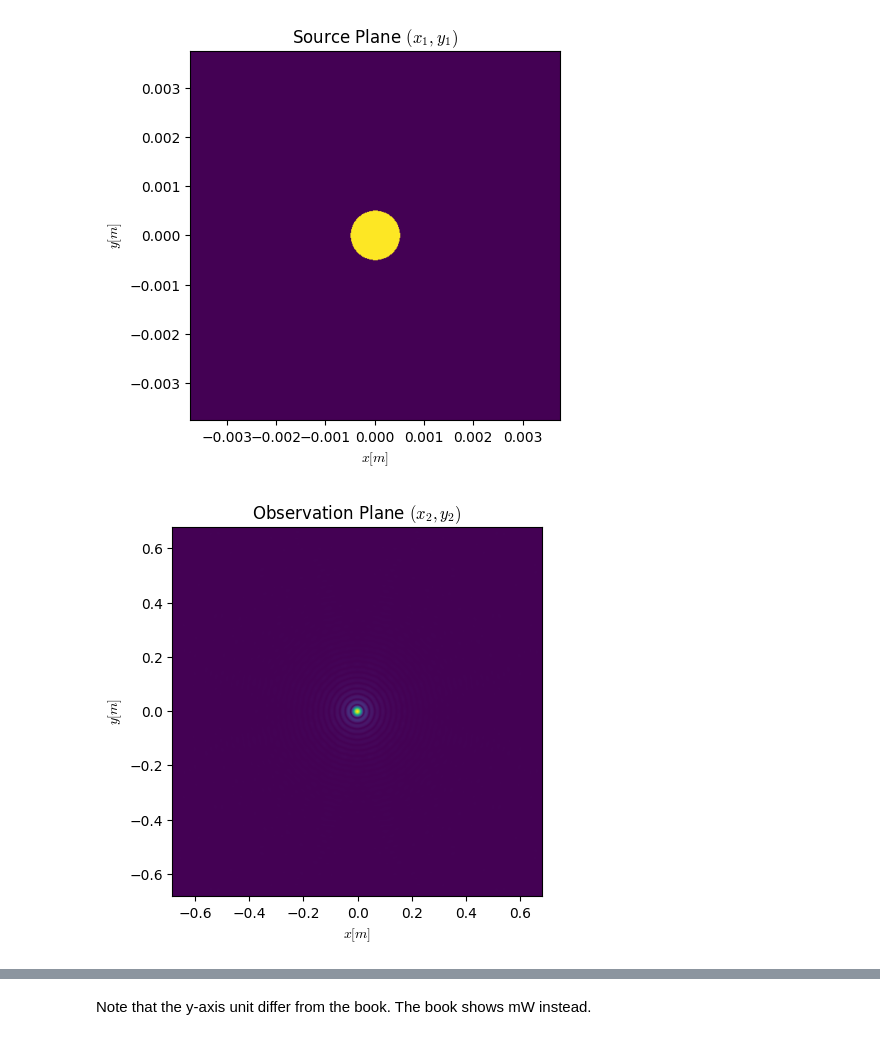
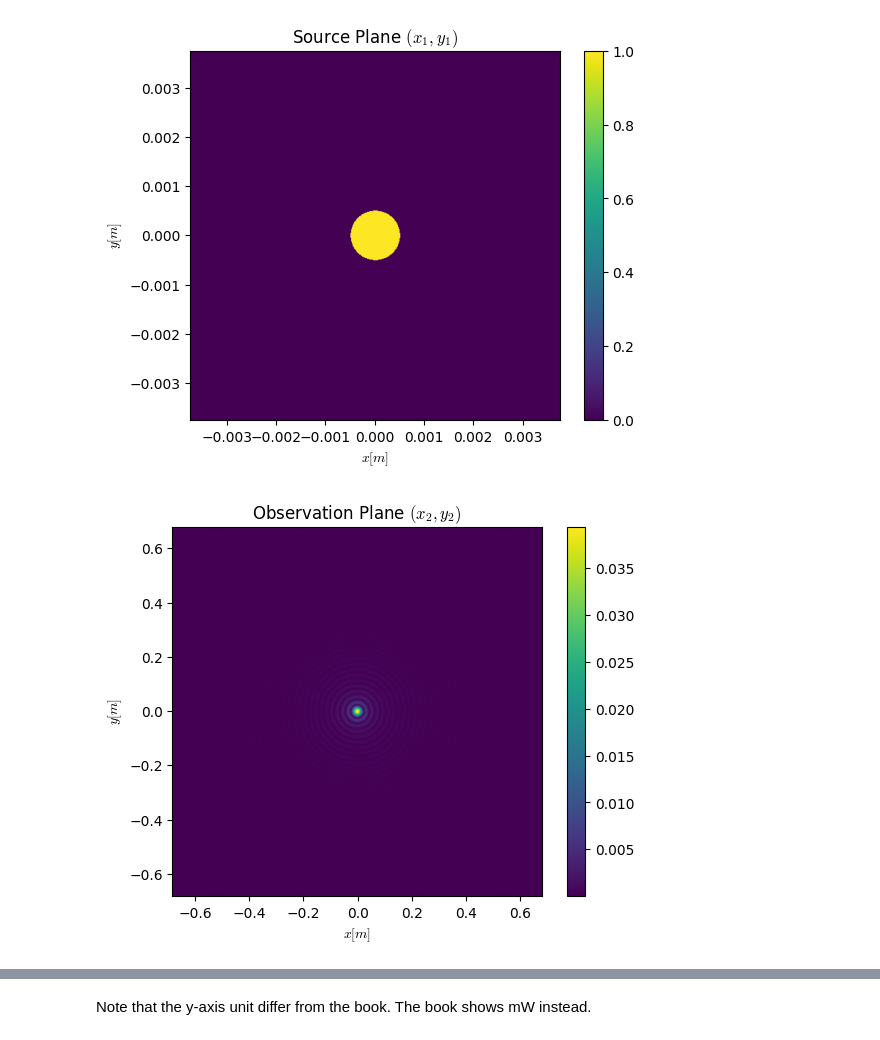
Before and after one commit to Liam-Mai00/Numerical-Simulation-of-Optical-Propagation, a Jupyter notebook: demo/demo_fraunhofer_circ.ipynb, the cells around one changed output, grey strips where cells are left out. Drawn from its saved outputs; the diff is of its cells as text; code cells hidden in the pictures.

```diff
--- a/demo/demo_fraunhofer_circ.ipynb
+++ b/demo/demo_fraunhofer_circ.ipynb
@@ -42,37 +42,39 @@ y = x
 x1,y1 = np.meshgrid(x,y)
 
 #### Create source field
 Uin = circ(x1,y1,D)
 
 #### Fraunhofer propagation of source field to observation (x2,y2)
 Uout,x2,y2 = fraunhofer_prop(Uin,wvl,d1,Dz)
 
 #### Plot field intensity at observation plane
 fig,ax = plt.subplots()
-ax.imshow(Uin,extent=[-L/2,L/2,-L/2,L/2])
+im = ax.imshow(Uin,extent=[-L/2,L/2,-L/2,L/2])
+fig.colorbar(im)
 ax.set_xlabel(r"$x[m]$",math_fontfamily='cm')
 ax.set_ylabel(r"$y[m]$",math_fontfamily='cm')
 ax.set_title(r"Source Plane $(x_1,y_1)$",math_fontfamily='cm')
 
 fig,ax = plt.subplots()
-ax.imshow(np.abs(Uout),extent=[np.min(x2[0,:]), np.max(x2[0,:]), np.min(y2[:,0]), np.max(y2[:,0])])
+im = ax.imshow(np.abs(Uout),extent=[np.min(x2[0,:]), np.max(x2[0,:]), np.min(y2[:,0]), np.max(y2[:,0])])
+fig.colorbar(im)
 ax.set_xlabel(r"$x[m]$",math_fontfamily='cm')
 ax.set_ylabel(r"$y[m]$",math_fontfamily='cm')
 ax.set_title(r"Observation Plane $(x_2,y_2)$",math_fontfamily='cm')
 
 fig,ax = plt.subplots()
 mid_idx = len(Uout)//2
 ax.plot(x2[0,:],np.abs(Uout[mid_idx,:]**2),marker='x')
 ax.set_xlabel(r"$x[m]$",math_fontfamily='cm')
 ax.set_ylabel(r"Irradiance $[W/m^2]$",math_fontfamily='cm')
 ax.set_xlim(-0.1,0.1)
 ax.set_ylim(0,1.6e-3)
 ax.set_title(r"Observation Plane $(x_2,y_2)$",math_fontfamily='cm')
 ax.grid(True,'both')
 plt.show()
 # %% [output]
-[figure, old version]
+[figure, new version]
-[figure, old version]
+[figure, new version]
 [figure]
 # %% [markdown]
 Note that the y-axis unit differ from the book. The book shows mW instead.
```
Also changed, not shown: 1 other file.
